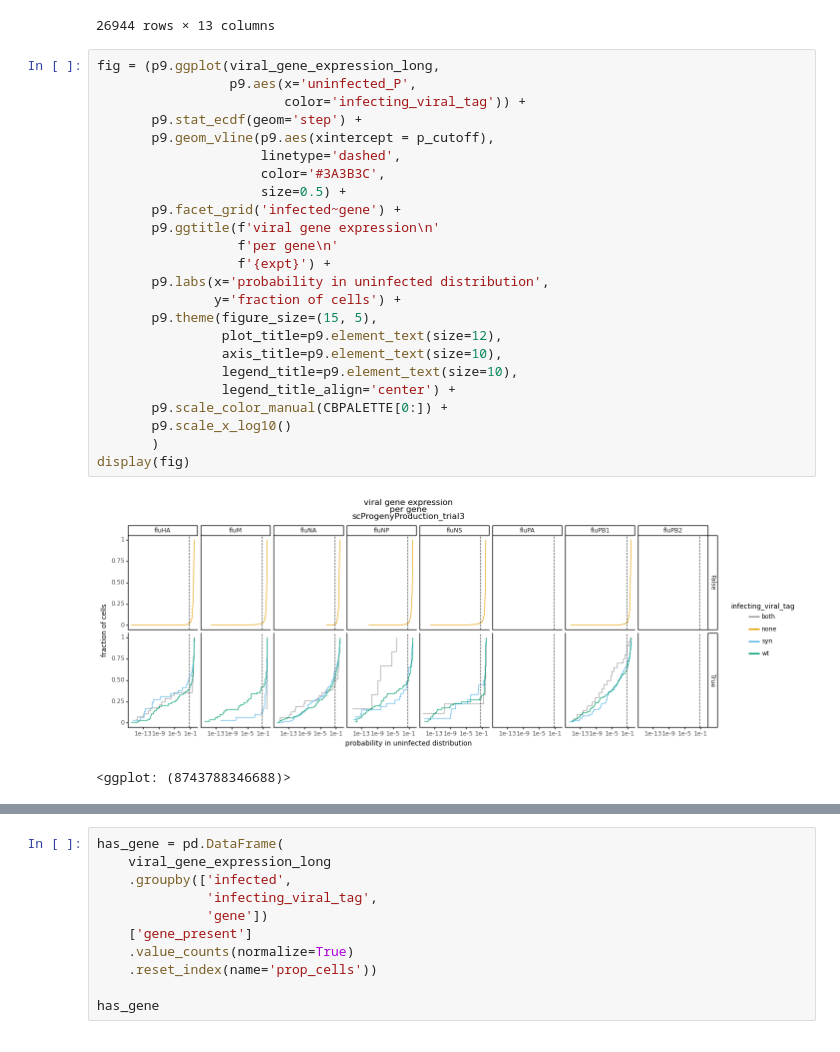
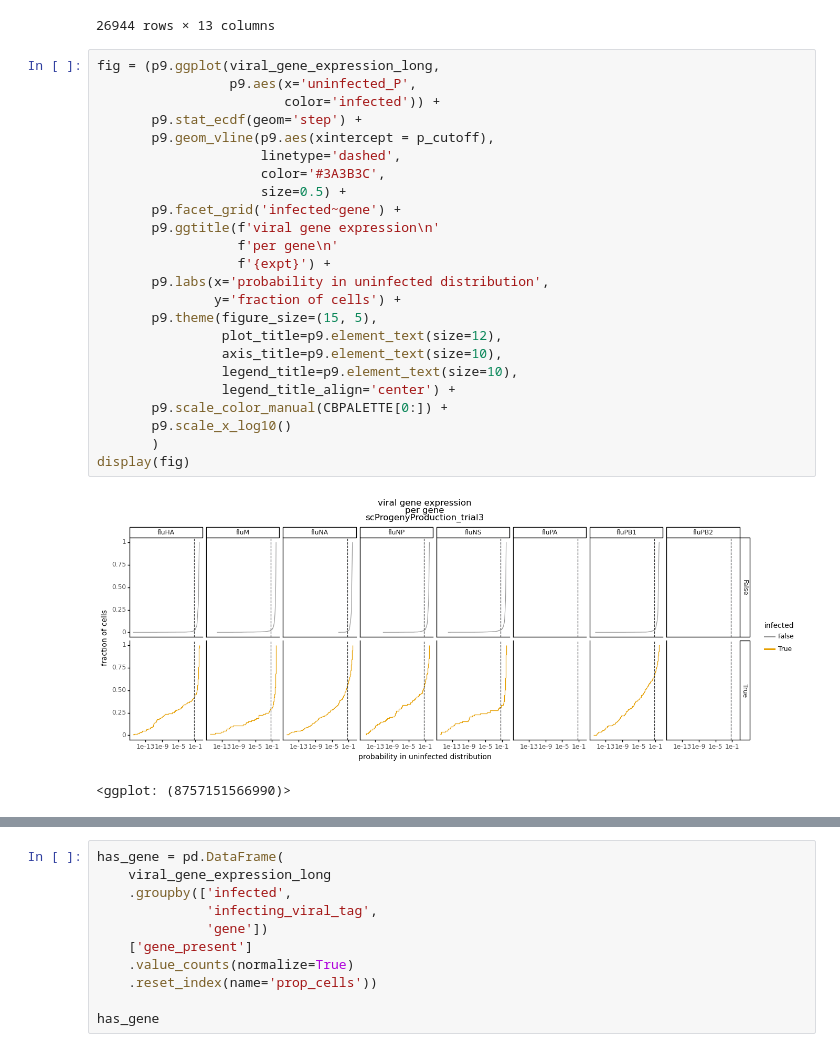
Before and after one commit to jbloomlab/barcoded_flu_pdmH1N1, a Jupyter notebook: scProgenyProduction_analysis.py.ipynb, the cells around one changed output, grey strips where cells are left out. Cells and saved outputs as stored; diff of their text form.

```diff
--- a/scProgenyProduction_analysis.py.ipynb
+++ b/scProgenyProduction_analysis.py.ipynb
@@ -1284,30 +1280,30 @@ viral_gene_expression_long
 # %%
 fig = (p9.ggplot(viral_gene_expression_long,
                  p9.aes(x='uninfected_P',
-                        color='infecting_viral_tag')) +
+                        color='infected')) +
        p9.stat_ecdf(geom='step') +
        p9.geom_vline(p9.aes(xintercept = p_cutoff),
                      linetype='dashed',
                      color='#3A3B3C',
                      size=0.5) +
        p9.facet_grid('infected~gene') +
        p9.ggtitle(f'viral gene expression\n'
                   f'per gene\n'
                   f'{expt}') +
        p9.labs(x='probability in uninfected distribution',
                y='fraction of cells') +
        p9.theme(figure_size=(15, 5),
                 plot_title=p9.element_text(size=12),
                 axis_title=p9.element_text(size=10),
                 legend_title=p9.element_text(size=10),
                 legend_title_align='center') +
        p9.scale_color_manual(CBPALETTE[0:]) +
        p9.scale_x_log10()
        )
 display(fig)
 # %% [output]
-[figure, old version]
+[figure, new version]
-<ggplot: (8743788346688)>
+<ggplot: (8757151566990)>
 # %%
 fig = (p9.ggplot(viral_gene_expression_long,
                  p9.aes(x='frac_UMIs',
```
Also changed, not shown: parts of 48 cells of this notebook.
